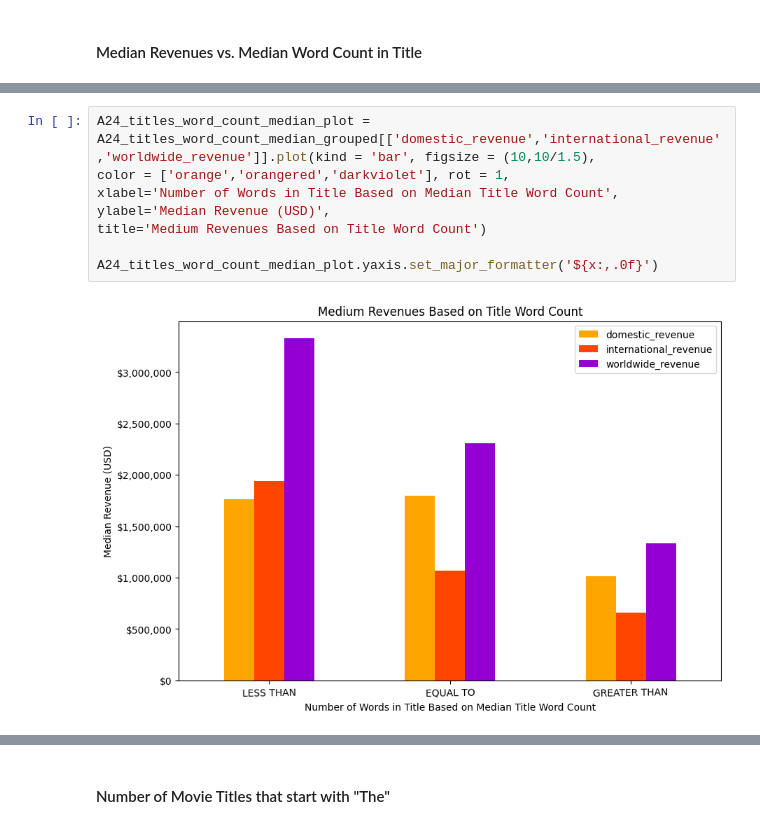
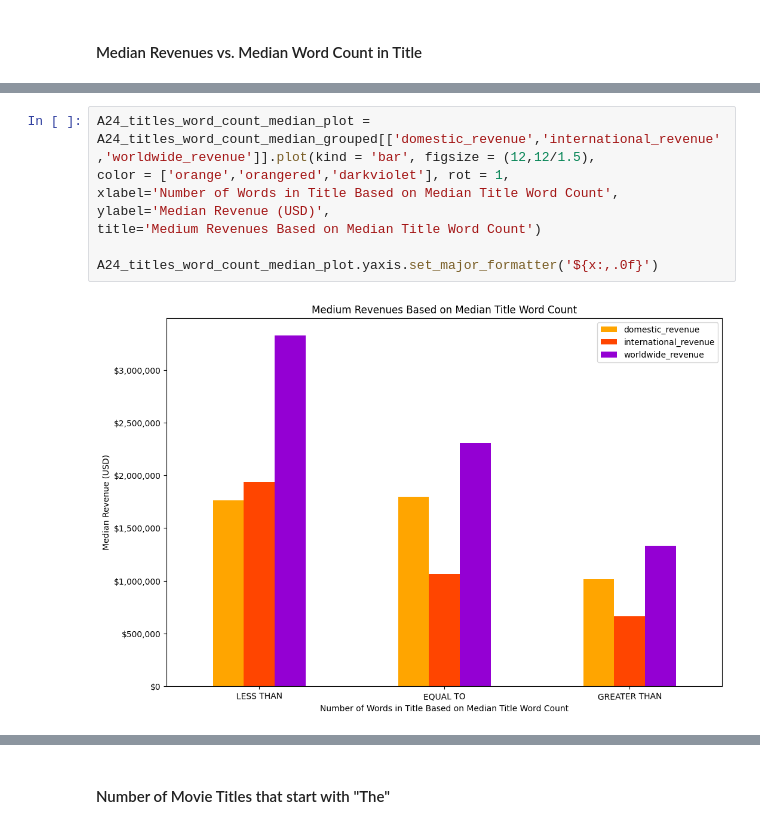
Before and after one commit to AlexPMorton/A24-Movies-EDA, a Jupyter notebook: A24_EDA.ipynb, the cells around one changed output, grey strips where cells are left out. Saved outputs shown, nothing was run; the diff lists cells and outputs as text.

```diff
--- a/A24_EDA.ipynb
+++ b/A24_EDA.ipynb
@@ -365,12 +384,12 @@ A24_titles_word_count_median_grouped
 # %%
-A24_titles_word_count_median_plot = A24_titles_word_count_median_grouped[['domestic_revenue','international_revenue','worldwide_revenue']].plot(kind = 'bar', figsize = (10,10/1.5),
+A24_titles_word_count_median_plot = A24_titles_word_count_median_grouped[['domestic_revenue','international_revenue','worldwide_revenue']].plot(kind = 'bar', figsize = (12,12/1.5),
 color = ['orange','orangered','darkviolet'], rot = 1,
 xlabel='Number of Words in Title Based on Median Title Word Count', ylabel='Median Revenue (USD)',
-title='Medium Revenues Based on Title Word Count')
+title='Medium Revenues Based on Median Title Word Count')
 
 A24_titles_word_count_median_plot.yaxis.set_major_formatter('${x:,.0f}')
 # %% [output]
-[figure, old version]
+[figure, new version]
 # %%
 A24_titles_revenues_grouped = A24_titles.groupby(['title_word_count']).median().drop(['budget','runtime'], axis = 1)
 
```
Also changed, not shown: parts of 38 cells of this notebook, 6 other files.
